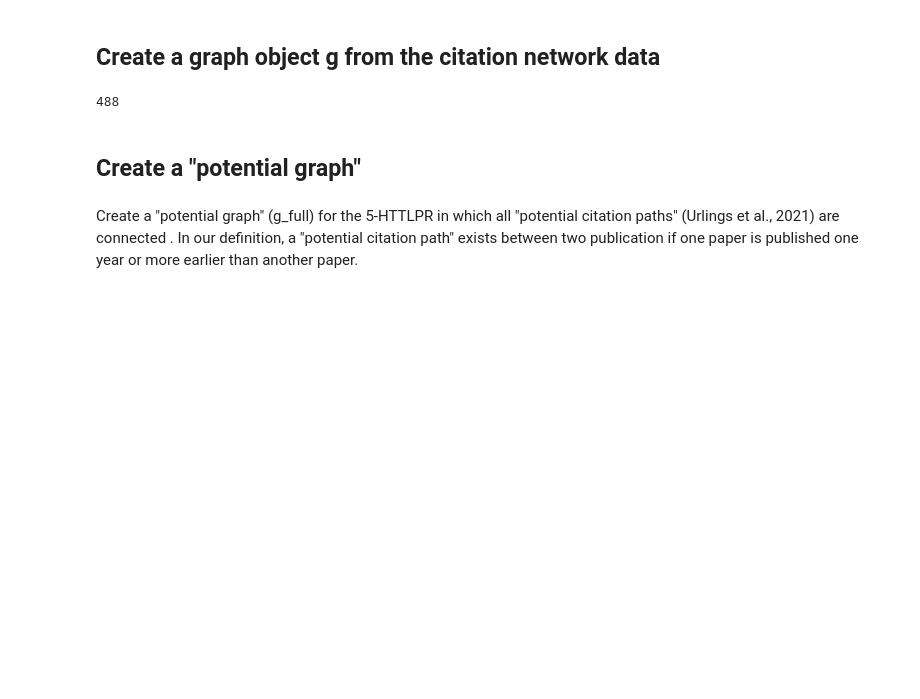
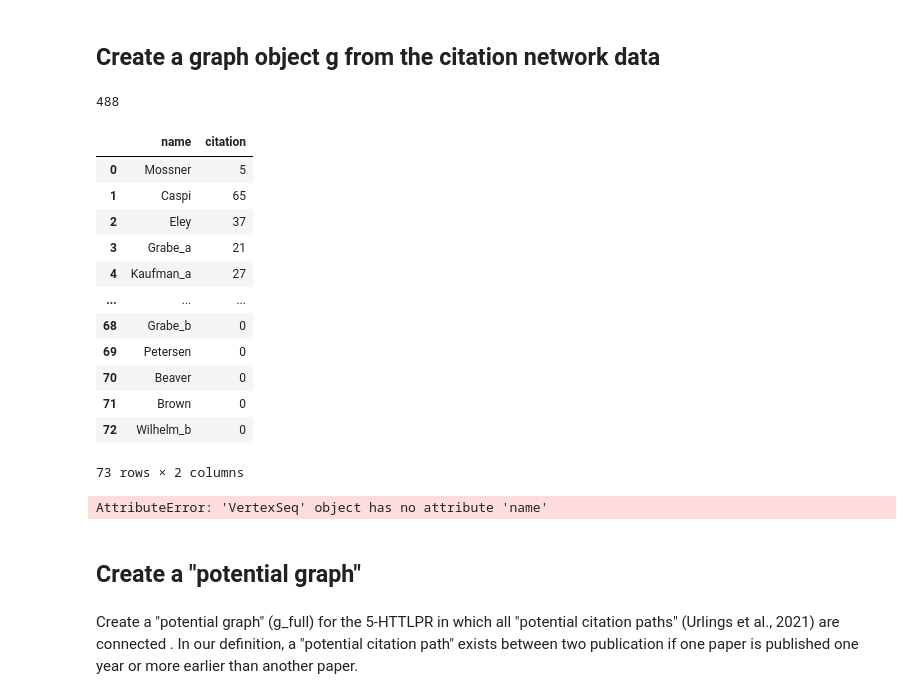
Before and after one commit to infoqualitylab/citation_bias_study, a Jupyter notebook: ResearchShowcase/research_showcase_3rd.ipynb, the cells around one changed output. Cells and saved outputs as stored; diff of their text form; code cells hidden in the pictures; blank space fills up the shorter version.

```diff
--- a/ResearchShowcase/research_showcase_3rd.ipynb
+++ b/ResearchShowcase/research_showcase_3rd.ipynb
@@ -90,3 +86,24 @@ vis.show()
+# %%
+citation = pd.DataFrame({'name': g.vs['name'], 'citation': g.degree(mode='in')})
+citation
+# %% [output]
+|  | name | citation |
+| 0 | Mossner | 5 |
+| 1 | Caspi | 65 |
+| 2 | Eley | 37 |
+| 3 | Grabe_a | 21 |
+| 4 | Kaufman_a | 27 |
+| ... | ... | ... |
+| 68 | Grabe_b | 0 |
+| 69 | Petersen | 0 |
+| 70 | Beaver | 0 |
+| 71 | Brown | 0 |
+| 72 | Wilhelm_b | 0 |
+73 rows × 2 columns
+# %%
+g.vs.name()
+# %% [output]
+AttributeError: 'VertexSeq' object has no attribute 'name'
 # %% [markdown]
 ## Create a "potential graph"
 # %% [markdown]
```
Also changed, not shown: parts of 17 cells of this notebook, 1 other file.
